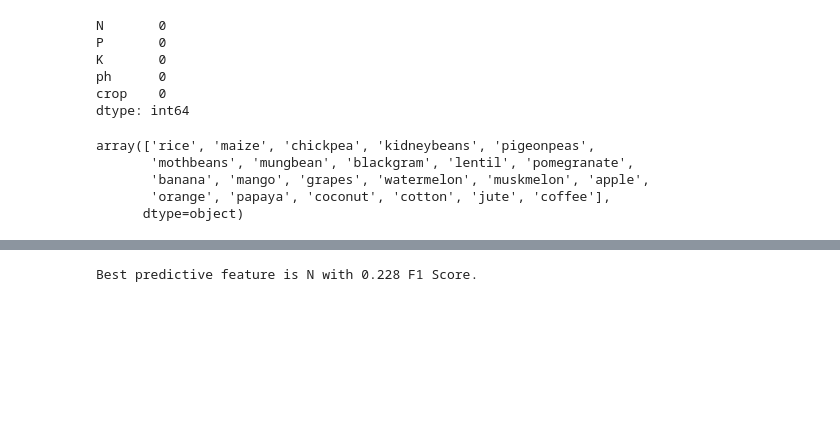
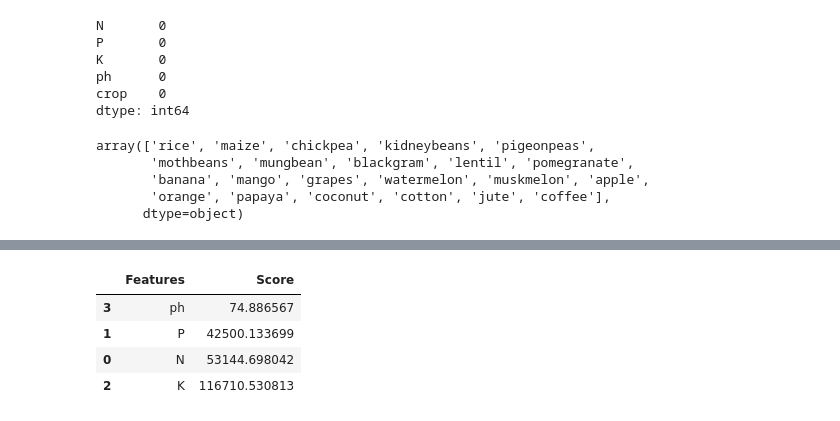
Before and after one commit to marshanabilah/projective-modeling, a Jupyter notebook: source_code.ipynb, the cells around one changed output, grey strips where cells are left out. Saved outputs shown, nothing was run; the diff lists cells and outputs as text; code cells hidden in the pictures; blank space fills up the shorter version.

Commit message:
using selectkbest to predict best fetures

```diff
--- a/source_code.ipynb
+++ b/source_code.ipynb
@@ -76,7 +40,18 @@ Please also refer to the documentation for alternative solver options:
-# %%
-best_predictive_feature = {'F1 Score': features_dict}
-best_predictive_feature = pd.DataFrame(best_predictive_feature).reset_index()
-best_predictive_feature.columns = ['Variables', 'F1 Score']
-print(f"Best predictive feature is {best_predictive_feature.loc[0, 'Variables']} with {round(best_predictive_feature['F1 Score'].max(), 3)} F1 Score.")
-# %% [output]
-Best predictive feature is N with 0.228 F1 Score.
+# %%
+# get best features using KBest
+
+best_features= SelectKBest(score_func=chi2, k=2)
+fit= best_features.fit(X,y)
+# %%
+df_scores= pd.DataFrame(fit.scores_)
+df_columns= pd.DataFrame(X.columns)
+# %%
+features_scores= pd.concat([df_columns, df_scores], axis=1)
+features_scores.columns= ['Features', 'Score']
+features_scores.sort_values(by = 'Score')
+# %% [output]
+|  | Features | Score |
+| 3 | ph | 74.886567 |
+| 1 | P | 42500.133699 |
+| 0 | N | 53144.698042 |
+| 2 | K | 116710.530813 |
```
Also changed, not shown: parts of 6 cells of this notebook.
